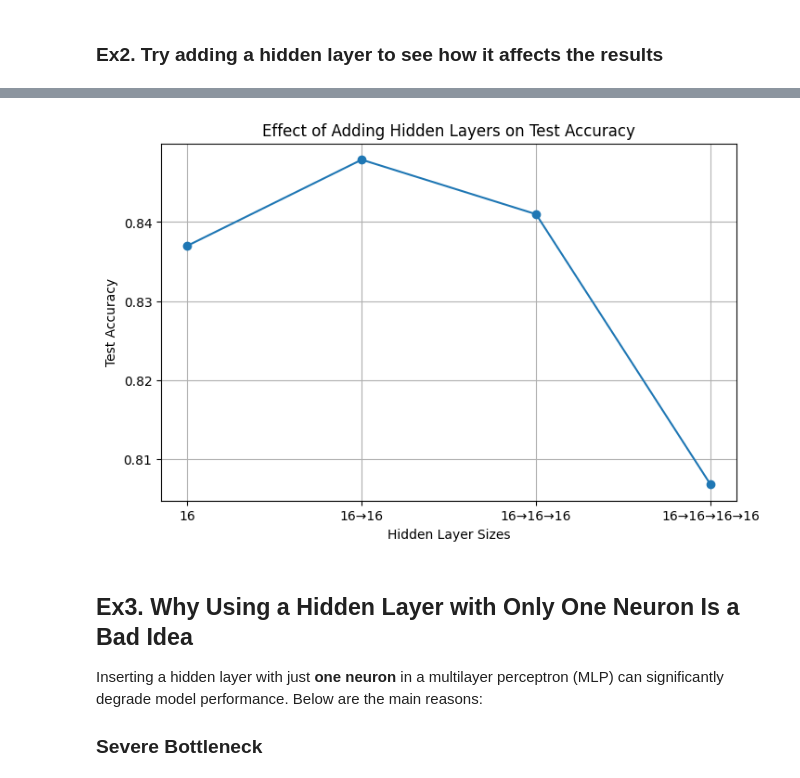
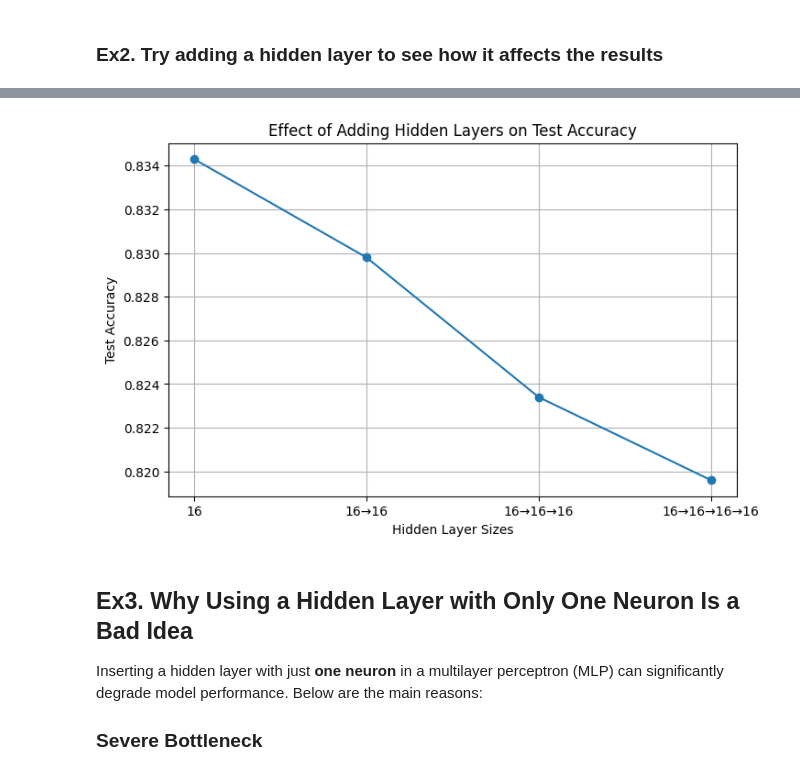
Before and after one commit to Schwartz1901/math_foundation_assignment_mlp_d2l, a Jupyter notebook: MLP_Math_Foundation_Assignment.ipynb, the cells around one changed output, grey strips where cells are left out. Cells and saved outputs as stored; diff of their text form; code cells hidden in the pictures.

```diff
--- a/MLP_Math_Foundation_Assignment.ipynb
+++ b/MLP_Math_Foundation_Assignment.ipynb
@@ -1442,8 +1508,7 @@ for config in hidden_layer_configs:
 
     loss = nn.CrossEntropyLoss()
 
-    # Adaptive learning rate
-    lr = 0.1 if len(config) <= 2 else 0.05
+    lr = 0.1
     trainer = torch.optim.SGD(net.parameters(), lr=lr)
 
     acc = train(net, train_iter, test_iter, loss, num_epochs=10, updater=trainer)
@@ -1479,4 +1545,4 @@ epoch 10, loss 0.4573, train acc 0.834, test acc 0.807
-[figure, old version]
+[figure, new version]
 # %% [markdown]
 ## Ex3. Why Using a Hidden Layer with Only One Neuron Is a Bad Idea
 
```
Also changed, not shown: parts of 30 cells of this notebook, 3 other files.
